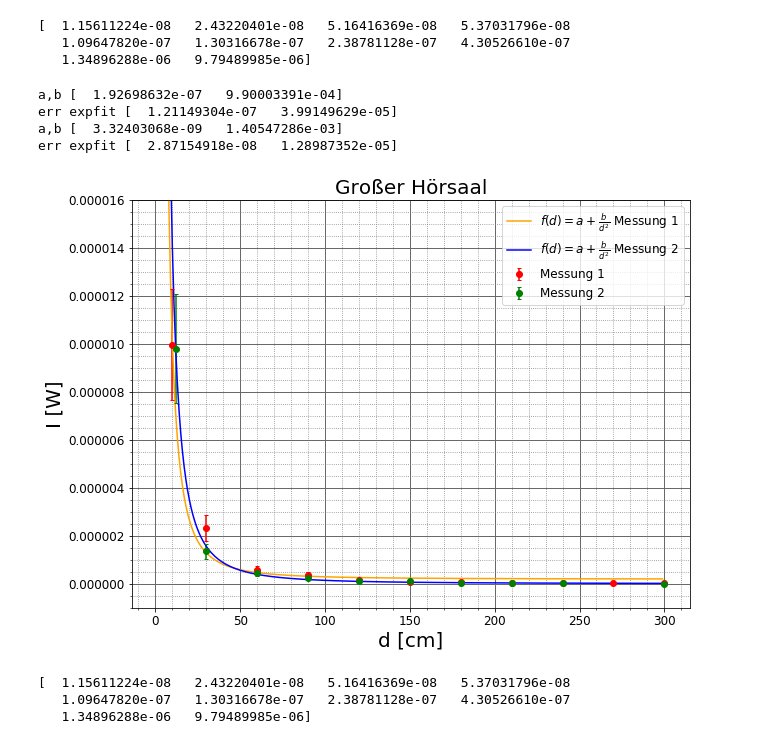
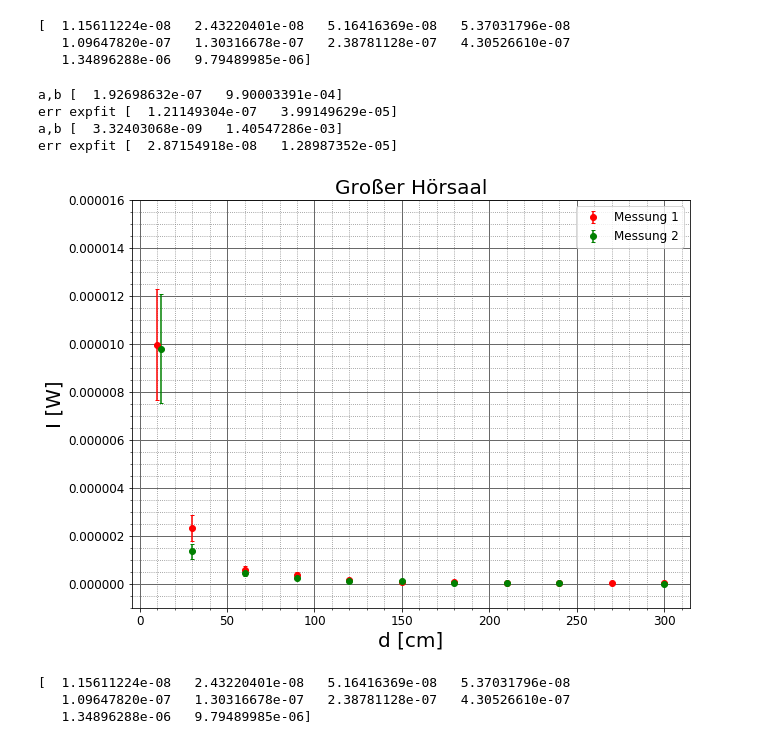
Before and after one commit to BigThonkers/AP2-Antenne, a Jupyter notebook: Rechnungen/Abstandsmessungen.ipynb, the cells around one changed output. Saved outputs shown, nothing was run; the diff lists cells and outputs as text; code cells hidden in the pictures.

```diff
--- a/Rechnungen/Abstandsmessungen.ipynb
+++ b/Rechnungen/Abstandsmessungen.ipynb
@@ -368,10 +370,10 @@ ax.get_yaxis().set_major_formatter(matplotlib.ticker.ScalarFormatter())
 
 
 
-plt.plot(np.arange(0,300), f2(np.arange(0,300), *popt2),
-         label=r'$f(d)=a+ \frac{b}{d^2}$ Messung 1', color='orange')
-plt.plot(np.arange(0,300), f2(np.arange(0,300), *popt3),
-         label=r'$f(d)=a+ \frac{b}{d^2}$ Messung 2', color='blue')
+#plt.plot(np.arange(0,300), f2(np.arange(0,300), *popt2),
+#         label=r'$f(d)=a+ \frac{b}{d^2}$ Messung 1', color='orange')
+#plt.plot(np.arange(0,300), f2(np.arange(0,300), *popt3),
+#         label=r'$f(d)=a+ \frac{b}{d^2}$ Messung 2', color='blue')
 
 plt.errorbar(d_GrH1,power(I_GrH1),errorfinder(I_GrH1), fmt='o', label='Messung 1', color='red',
              capsize=2)
@@ -383,35 +385,35 @@ plt.errorbar(d_GrH2,power(I_GrH2),errorfinder(I_GrH2), fmt='o', label='Messung 2
 
 plt.legend(loc=1)
 fig_size = plt.rcParams["figure.figsize"]
 fig_size[0] = 10
 fig_size[1] = 7.5
 plt.rcParams["figure.figsize"] = fig_size
 plt.xlabel('d [cm]', size=20)
 plt.ylabel('I [W]', size = 20)
 plt.title('Großer Hörsaal', size=20)
 plt.ylim(-0.1*10**(-5),1.6*10**(-5))
 #xt = [10**-8,2*10**-8,5*10**-8, 10**-7,2*10**-7,5*10**-7,10**-6, 2*10**-6,5*10**-6, 10**-5]
 
 #plt.yticks(xt, [r"$10^{-8}$",r"$2\cdot10^{-8}$",r"$5\cdot10^{-8}$",r"$10^{-7}$",
 #                r"$2\cdot 10^{-7}$", r"$5\cdot 10^{-7}$", r"$10^{-6}$",
 #                r"$2\cdot10^{-6}$", r"$5\cdot10^{-6}$", r"$10{-5}$"])
 perr2 = np.sqrt(np.diag(pcov2))
 print('a,b', popt2)
 print('err expfit',perr2)
 perr3 = np.sqrt(np.diag(pcov3))
 print('a,b', popt3)
 print('err expfit',perr3)
 
-plt.savefig(filename='bsp.jpg')
+plt.savefig(fname='bsp.jpg')
 plt.show()
 
 print(power(I_GrH2))
 # %% [output]
 a,b [  1.92698632e-07   9.90003391e-04]
 err expfit [  1.21149304e-07   3.99149629e-05]
 a,b [  3.32403068e-09   1.40547286e-03]
 err expfit [  2.87154918e-08   1.28987352e-05]
-[figure, old version]
+[figure, new version]
 [  1.15611224e-08   2.43220401e-08   5.16416369e-08   5.37031796e-08
    1.09647820e-07   1.30316678e-07   2.38781128e-07   4.30526610e-07
    1.34896288e-06   9.79489985e-06]
```
Also changed, not shown: parts of 1 cell of this notebook.
